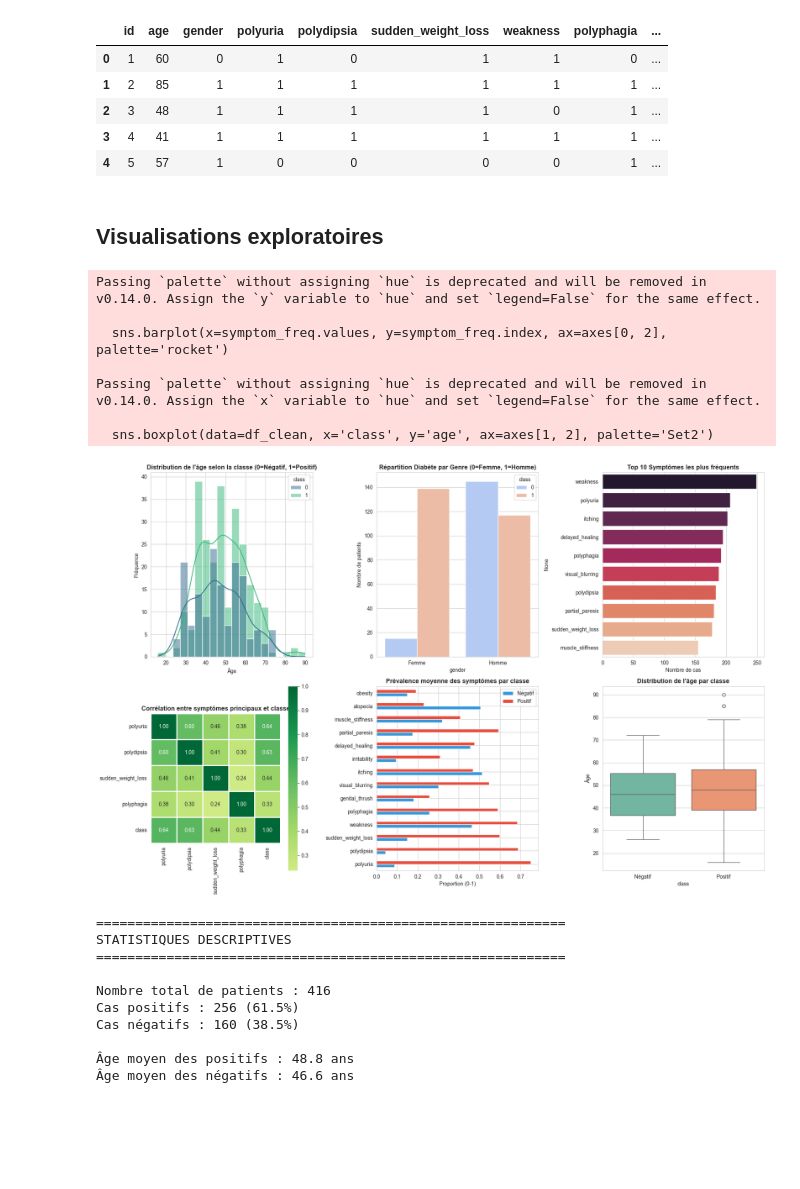
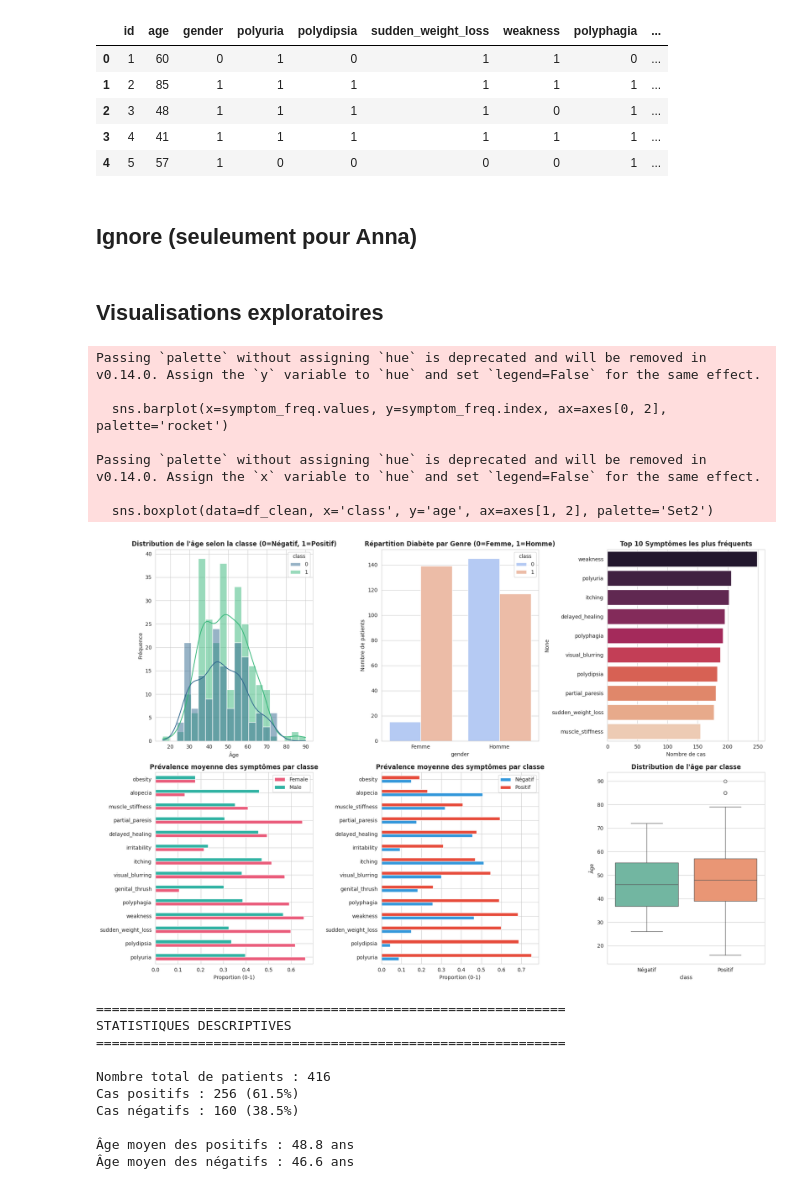
Before and after one commit to AnnaVitry/DiabetesUFO, a Jupyter notebook: eda_UFO_diabetes.ipynb, the cells around one changed output. Drawn from its saved outputs; the diff is of its cells as text; code cells hidden in the pictures; blank space fills up the shorter version.

Commit message:
graphics modifiés

```diff
--- a/eda_UFO_diabetes.ipynb
+++ b/eda_UFO_diabetes.ipynb
@@ -204,3 +119,5 @@ df_clean.head()
 | 2 | 3 | 48 | 1 | 1 | 1 | 1 | 0 | 1 | ... |
 | 3 | 4 | 41 | 1 | 1 | 1 | 1 | 1 | 1 | ... |
 | 4 | 5 | 57 | 1 | 0 | 0 | 0 | 0 | 1 | ... |
+# %% [markdown]
+## Ignore (seuleument pour Anna)
@@ -239,12 +159,19 @@ sns.barplot(x=symptom_freq.values, y=symptom_freq.index, ax=axes[0, 2], palette=
 axes[0, 2].set_title('Top 10 Symptômes les plus fréquents', fontsize=12, fontweight='bold')
 axes[0, 2].set_xlabel('Nombre de cas')
 
-# 4. Corrélation entre symptômes principaux et la classe
-main_symptoms = ['polyuria', 'polydipsia', 'sudden_weight_loss', 'polyphagia', 'class']
-corr_matrix = df_clean[main_symptoms].corr()
-sns.heatmap(corr_matrix, annot=True, fmt='.2f', cmap='RdYlGn', center=0, ax=axes[1, 0],
-            square=True, linewidths=1)
-axes[1, 0].set_title('Corrélation entre symptômes principaux et classe', fontsize=12, fontweight='bold')
+# # # 4. Corrélation entre symptômes principaux et la classe
+# main_symptoms = ['polyuria', 'polydipsia', 'sudden_weight_loss', 'polyphagia', 'class']
+# corr_matrix = df_clean[main_symptoms].corr()
+# sns.heatmap(corr_matrix, annot=True, fmt='.2f', cmap='RdYlGn', center=0, ax=axes[1, 0],
+#             square=True, linewidths=1)
+# axes[1, 0].set_title('Corrélation entre symptômes principaux et classe', fontsize=12, fontweight='bold')
+
+# 4. Symptôme par sexe
+symptom_by_gender = df_clean.groupby('gender')[symptom_cols].mean()
+symptom_by_gender.T.plot(kind='barh', ax=axes[1, 0], color=["#ea5c7b", "#30b3a3"])
+axes[1, 0].set_title('Prévalence moyenne des symptômes par classe', fontsize=12, fontweight='bold')
+axes[1, 0].set_xlabel('Proportion (0-1)')
+axes[1, 0].legend(['Female', 'Male'])
 
 # 5. Prévalence des symptômes chez les diabétiques vs non-diabétiques
 symptom_by_class = df_clean.groupby('class')[symptom_cols].mean()
@@ -252,34 +179,34 @@ symptom_by_class.T.plot(kind='barh', ax=axes[1, 1], color=['#3498db', '#e74c3c']
 axes[1, 1].set_title('Prévalence moyenne des symptômes par classe', fontsize=12, fontweight='bold')
 axes[1, 1].set_xlabel('Proportion (0-1)')
 axes[1, 1].legend(['Négatif', 'Positif'])
 
 # 6. Boxplot âge par classe
 sns.boxplot(data=df_clean, x='class', y='age', ax=axes[1, 2], palette='Set2')
 axes[1, 2].set_title('Distribution de l\'âge par classe', fontsize=12, fontweight='bold')
 axes[1, 2].set_xticklabels(['Négatif', 'Positif'])
 axes[1, 2].set_ylabel('Âge')
 
 plt.tight_layout()
 plt.show()
 
 # Statistiques descriptives supplémentaires
 print("=" * 60)
 print("STATISTIQUES DESCRIPTIVES")
 print("=" * 60)
 print(f"\nNombre total de patients : {len(df_clean)}")
 print(f"Cas positifs : {df_clean['class'].sum()} ({df_clean['class'].sum()/len(df_clean)*100:.1f}%)")
 print(f"Cas négatifs : {len(df_clean) - df_clean['class'].sum()} ({(1-df_clean['class'].sum()/len(df_clean))*100:.1f}%)")
 print(f"\nÂge moyen des positifs : {df_clean[df_clean['class']==1]['age'].mean():.1f} ans")
 print(f"Âge moyen des négatifs : {df_clean[df_clean['class']==0]['age'].mean():.1f} ans")
 # %% [output]
 Passing `palette` without assigning `hue` is deprecated and will be removed in v0.14.0. Assign the `y` variable to `hue` and set `legend=False` for the same effect.
 
   sns.barplot(x=symptom_freq.values, y=symptom_freq.index, ax=axes[0, 2], palette='rocket')
 
 Passing `palette` without assigning `hue` is deprecated and will be removed in v0.14.0. Assign the `x` variable to `hue` and set `legend=False` for the same effect.
 
   sns.boxplot(data=df_clean, x='class', y='age', ax=axes[1, 2], palette='Set2')
-[figure, old version]
+[figure, new version]
 ============================================================
 STATISTIQUES DESCRIPTIVES
 ============================================================
```
Also changed, not shown: parts of 4 cells of this notebook.
